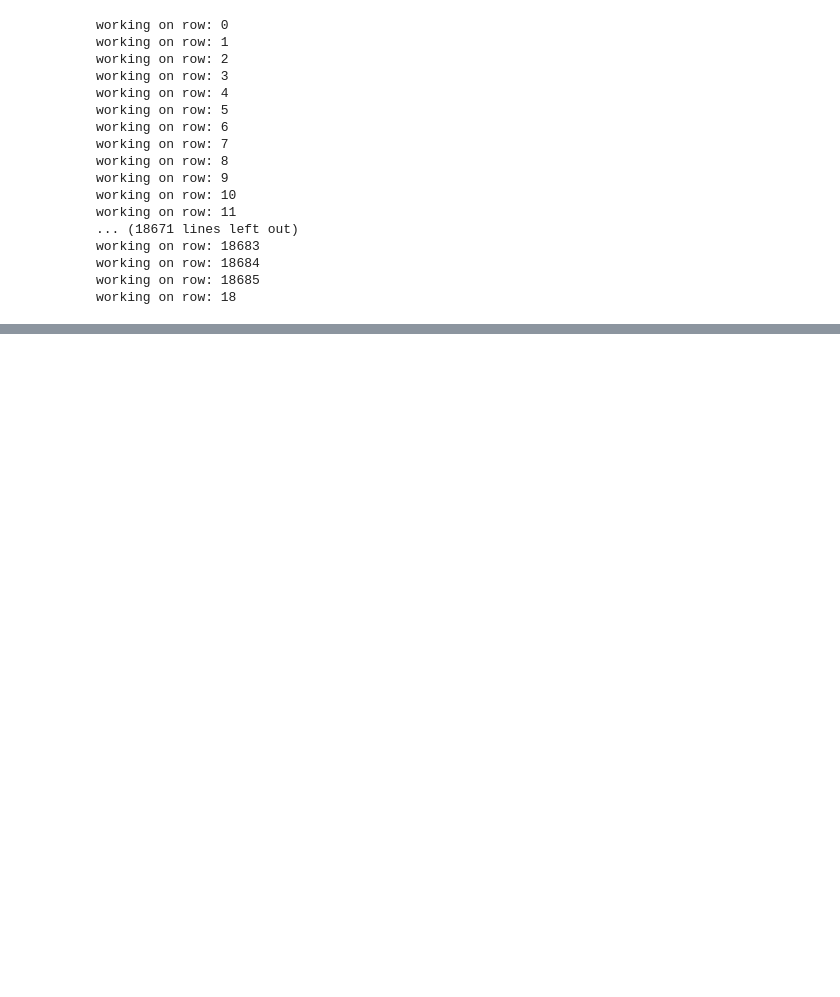
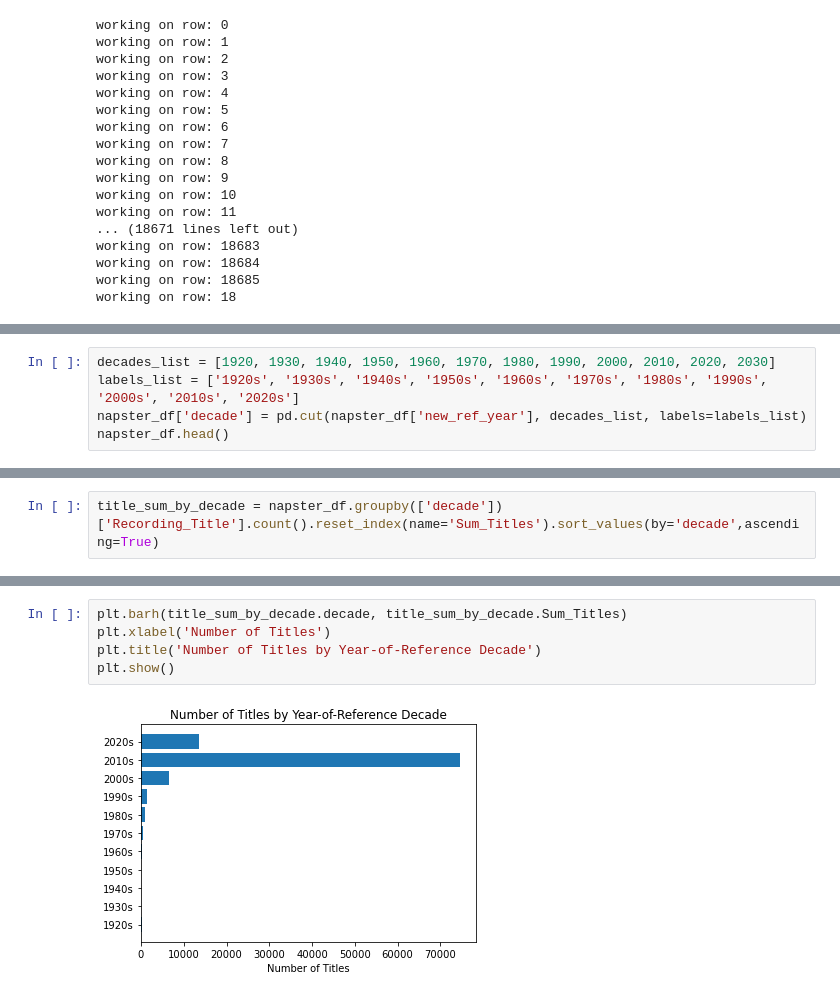
Before and after one commit to LJRollerII/mlc-project-napster, a Jupyter notebook: Notebooks/Napster_Final.ipynb, the cells around one changed output, grey strips where cells are left out. Cells and saved outputs as stored; diff of their text form; blank space fills up the shorter version.

Commit message:
Plotting after subsetting

```diff
--- a/Notebooks/Napster_Final.ipynb
+++ b/Notebooks/Napster_Final.ipynb
@@ -372,0 +409,5 @@ display(napster_df[napster_df['new_ref_year'] == 1953])
+# %%
+decades_list = [1920, 1930, 1940, 1950, 1960, 1970, 1980, 1990, 2000, 2010, 2020, 2030]
+labels_list = ['1920s', '1930s', '1940s', '1950s', '1960s', '1970s', '1980s', '1990s', '2000s', '2010s', '2020s']
+napster_df['decade'] = pd.cut(napster_df['new_ref_year'], decades_list, labels=labels_list)
+napster_df.head()
@@ -372,0 +431,2 @@ display(napster_df[napster_df['new_ref_year'] == 1953])
+# %%
+title_sum_by_decade = napster_df.groupby(['decade'])['Recording_Title'].count().reset_index(name='Sum_Titles').sort_values(by='decade',ascending=True)
@@ -372,0 +448,7 @@ display(napster_df[napster_df['new_ref_year'] == 1953])
+# %%
+plt.barh(title_sum_by_decade.decade, title_sum_by_decade.Sum_Titles)
+plt.xlabel('Number of Titles')
+plt.title('Number of Titles by Year-of-Reference Decade')
+plt.show()
+# %% [output]
+[figure, added]
```
Also changed, not shown: parts of 14 cells of this notebook.
